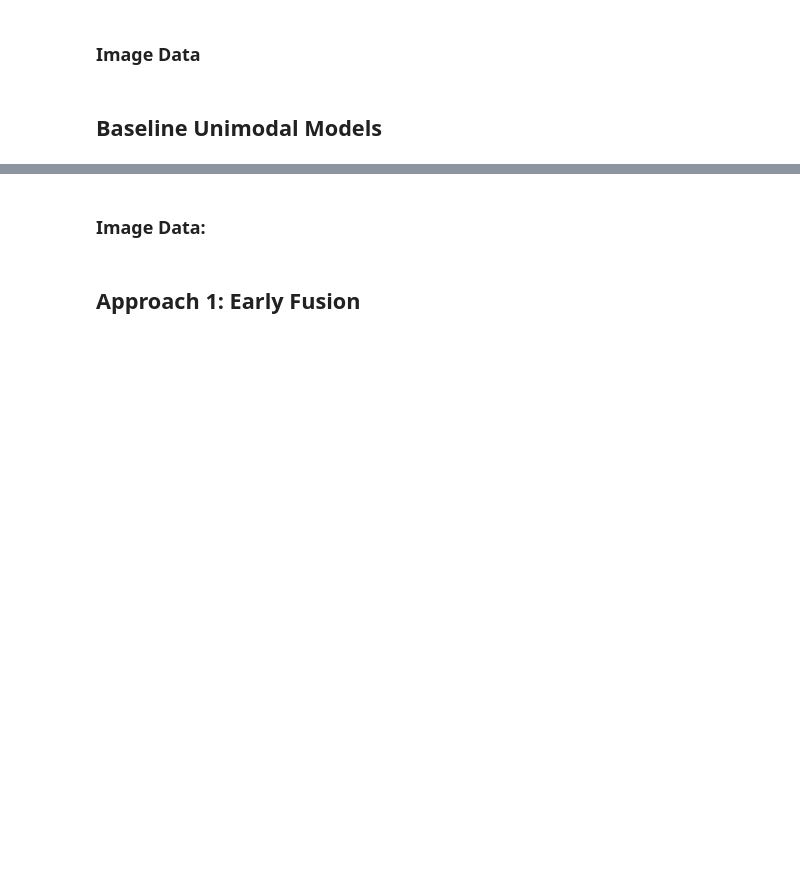
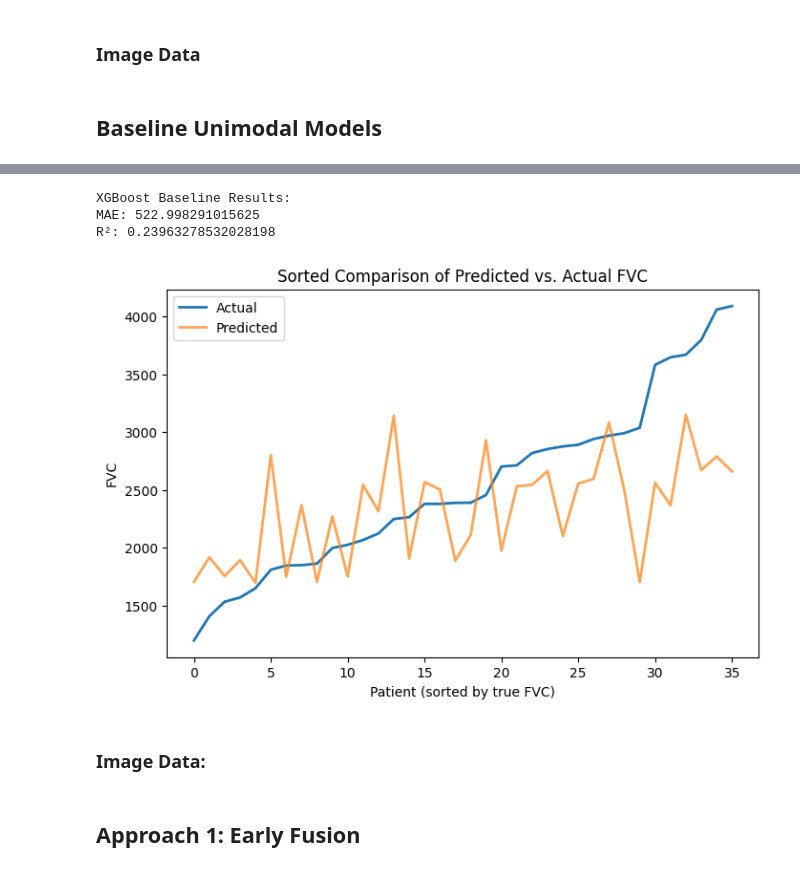
Before and after one commit to unfulw/pulmonary_fibrosis, a Jupyter notebook: main.ipynb, the cells around one changed output, grey strips where cells are left out. Saved outputs shown, nothing was run; the diff lists cells and outputs as text; code cells hidden in the pictures; blank space fills up the shorter version.

```diff
--- a/main.ipynb
+++ b/main.ipynb
@@ -134,3 +150,34 @@ Patients who currently smoke generally exhibit higher FVC values than those who
+# %%
+sys.path.insert(0, str(BASE_DIR / "late_fusion"))
+from baseline import X_train, X_val, y_train, y_val, baseline
+
+# Train the model
+baseline.fit(X_train, y_train)
+
+baseline.fit(X_train, y_train)
+
+y_pred = baseline.predict(X_val)
+print(f"XGBoost Baseline Results:")
+print("MAE:", mean_absolute_error(y_val, y_pred))
+print("R²:", r2_score(y_val, y_pred))
+
+order = np.argsort(y_val)
+y_true_sorted = np.array(y_val)[order]
+y_pred_sorted = np.array(y_pred)[order]
+
+plt.figure(figsize=(8, 5))
+plt.plot(y_true_sorted, label="Actual", lw=2)
+plt.plot(y_pred_sorted, label="Predicted", lw=2, alpha=0.7)
+plt.title("Sorted Comparison of Predicted vs. Actual FVC")
+plt.xlabel("Patient (sorted by true FVC)")
+plt.ylabel("FVC")
+plt.legend()
+plt.show()
+# %% [output]
+XGBoost Baseline Results:
+MAE: 522.998291015625
+R²: 0.23963278532028198
+[figure, added]
 # %% [markdown]
 ### Image Data:
 # %% [markdown]
```
Also changed, not shown: parts of 4 cells of this notebook, 5 other files.
